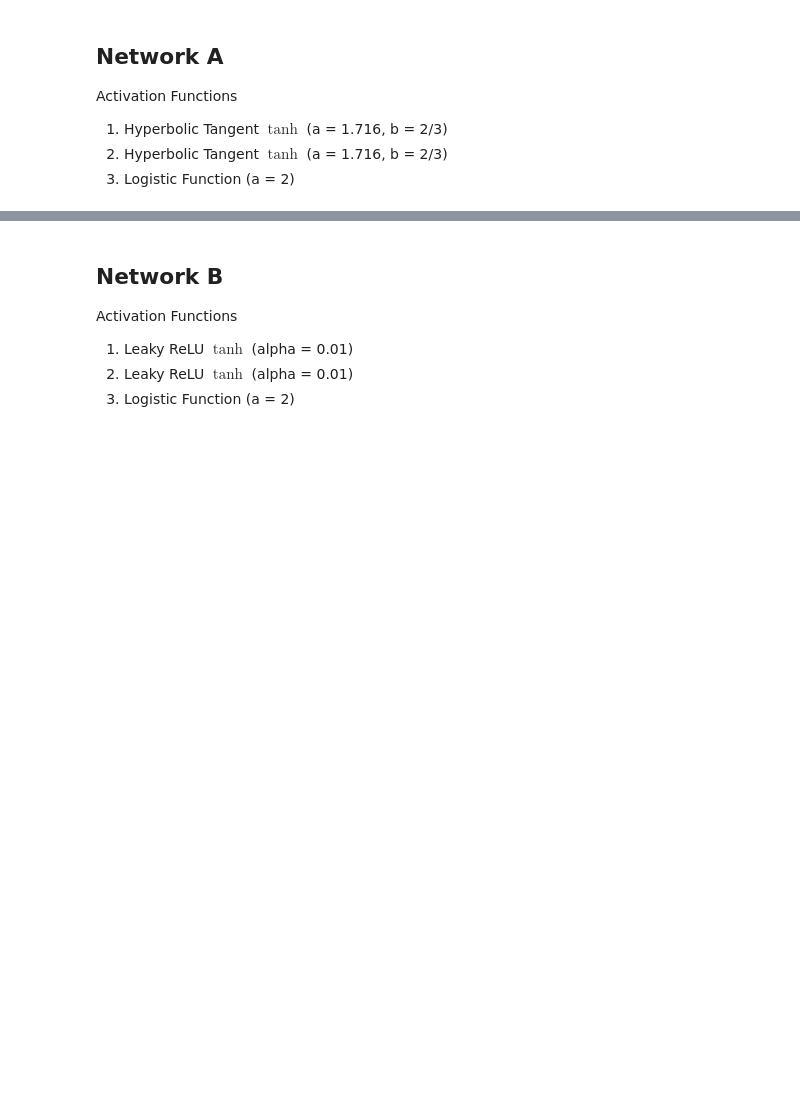
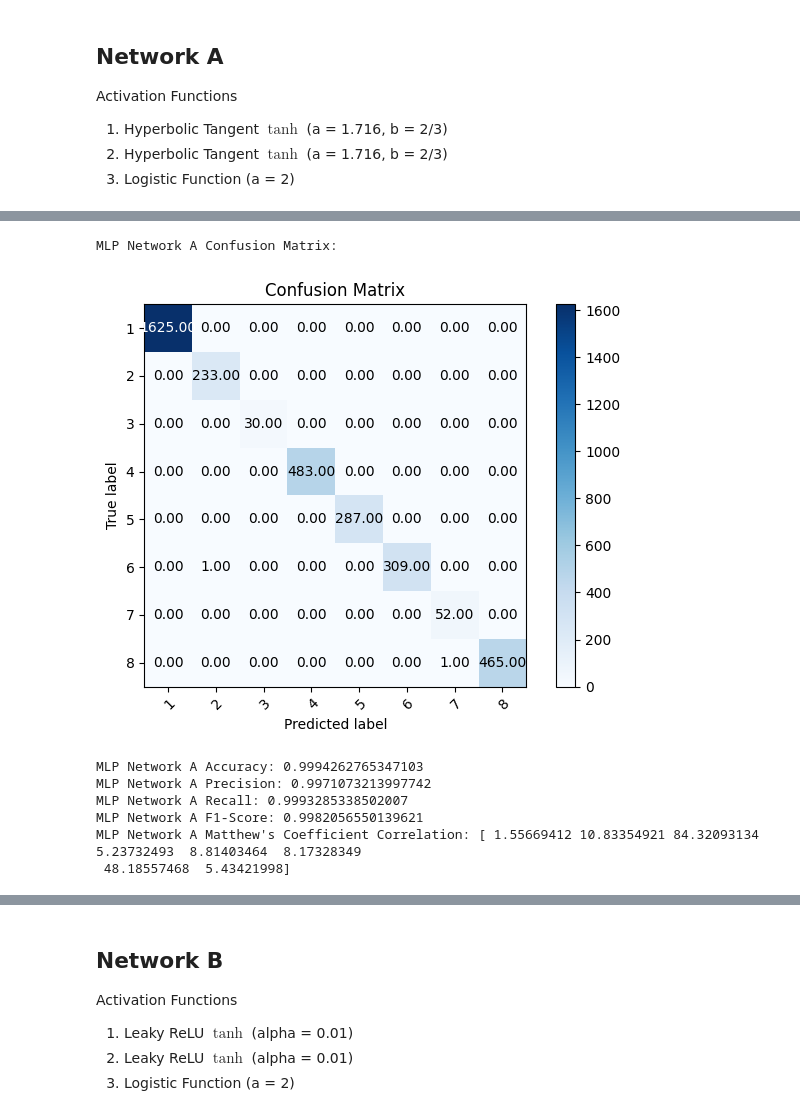
Before and after one commit to lendl-uy/ai201, a Jupyter notebook: programming_hw_3/ai201_pa3_uy.ipynb, the cells around one changed output, grey strips where cells are left out. Drawn from its saved outputs; the diff is of its cells as text; code cells hidden in the pictures; blank space fills up the shorter version.

Commit message:
Training results

```diff
--- a/programming_hw_3/ai201_pa3_uy.ipynb
+++ b/programming_hw_3/ai201_pa3_uy.ipynb
@@ -104,7 +104,7 @@ def train_val_split(X, Y, val_size, random_state=None):
 
 # Retrieve the training, validation, and test sets from the balanced dataset
 X_train, X_val, Y_train, Y_val = train_val_split(X_balanced, Y_balanced, val_size=800, random_state=0)
-X_test, Y_test = X_imbalanced, Y_imbalanced
+X_eval, Y_eval = X_imbalanced, Y_imbalanced
 
 print(X_balanced.shape)
 print(Y_balanced.shape)
@@ -394,7 +394,7 @@ class MultiLayerPerceptron:
         start_time = time.time()
 
         # Choose the correct iterator based on verbosity
-        epoch_iterator = tqdm(range(epochs), desc="Training Epochs") if self.verbosity > 0 else range(epochs)
+        epoch_iterator = tqdm(range(epochs), desc="Training Epochs") if self.verbosity == 1 else range(epochs)
 
         # Perform training for the specified number of epochs
         for epoch in epoch_iterator:
@@ -426,13 +426,15 @@ class MultiLayerPerceptron:
                 self.validation_errors.append(sum_squared_errors_val)
                 self.validation_misclassifications.append(misclassification)
 
-                tqdm.write(f"Epoch {epoch} | Validation Sum of Squared Errors: {sum_squared_errors_val} | Misclassifications: {misclassification}")
+                if self.verbosity == 1:
+                    tqdm.write(f"Epoch {epoch} | Validation Sum of Squared Errors: {sum_squared_errors_val} | Misclassifications: {misclassification}")
 
             if sum_squared_errors_val < lowest_val_error:
                 lowest_val_error = sum_squared_errors_val
                 self.best_weights = [np.copy(w) for w in self.weights]  # Deep copy of weights
 
         end_time = time.time()
+
         print(f"Model training took {end_time - start_time} seconds")
 # %% [markdown]
 ## Grid Search
@@ -516,3 +491,19 @@ Activation Functions
 1. Hyperbolic Tangent $\tanh$ (a = 1.716, b = 2/3)
 2. Hyperbolic Tangent $\tanh$ (a = 1.716, b = 2/3)
 3. Logistic Function (a = 2)
+# %%
+# Define the grid of hyperparameters
+param_grid = {
+    "learning_rate": [0.001, 0.01, 0.1],
+    "momentum": [0.9, 0.95, 0.99],
+    "hidden_sizes": [[10, 10], [50, 50], [100, 100]]
+}
+
+# Perform grid search to find the best set of hyperparameters
+best_params = grid_search_for_mlp(X_train, Y_train, X_val, Y_val,
+                                  [Tanh(), Tanh(), LogisticFunction()],
+                                  param_grid,
+                                  epochs=EPOCHS,
+                                  batch_size=32)
+
+print(f"best_params = {best_params}")
@@ -520,7 +543,7 @@ Activation Functions
 # Initialize the MLP with tanh as the squashing function
 # for the hidden layers, default parameters
 input_size, output_size = X_train.shape[1], Y_train.shape[1]
-hidden_layer_sizes = [100, 100]
+# hidden_layer_sizes = [100, 100]
 activation_functions = [Tanh(),
                         Tanh(),
                         LogisticFunction()
@@ -529,8 +552,9 @@ activation_functions = [Tanh(),
 
 # Train the MLP with the training and validation sets
 mlp_a = MultiLayerPerceptron(input_size=input_size,
-                             hidden_sizes=hidden_layer_sizes,
+                             hidden_sizes=best_params["hidden_sizes"],
                              output_size=output_size,
                              activation_functions=activation_functions,
-                             learning_rate=0.005)
+                             learning_rate=best_params["learning_rate"],
+                             momentum=best_params["momentum"])
 mlp_a.train(X_train, Y_train, X_val, Y_val, EPOCHS, 32)
@@ -539,20 +581,29 @@ mlp_a.train(X_train, Y_train, X_val, Y_val, EPOCHS, 32)
 mlp_a.save_best_weights(filename_network_weights)
 # %%
-Y_test_flattened = Y_test.flatten().astype(np.int64)
+Y_eval_flattened = Y_eval.flatten().astype(np.int64)
 mlp_a.load_weights(filename_network_weights)
-Y_pred_network_a = mlp_a.forward(X_test)
+Y_pred_network_a = mlp_a.forward(X_eval)
 Y_pred_labels = probabilities_to_class_labels(Y_pred_network_a)
 
-cm = confusion_matrix(Y_test_flattened, Y_pred_labels)
-accuracy, macro_precision, macro_recall, macro_f1_score, mcc = calculate_model_metrics(Y_test_flattened, Y_pred_labels)
+cm = confusion_matrix(Y_eval_flattened, Y_pred_labels)
+accuracy, macro_precision, macro_recall, macro_f1_score, mcc = calculate_model_metrics(Y_eval_flattened, Y_pred_labels)
 
 print(f"MLP Network A Confusion Matrix:")
-plot_confusion_matrix(Y_test_flattened, Y_pred_labels)
+plot_confusion_matrix(Y_eval_flattened, Y_pred_labels)
 print(f"\nMLP Network A Accuracy: {accuracy}")
 print(f"MLP Network A Precision: {macro_precision}")
 print(f"MLP Network A Recall: {macro_recall}")
 print(f"MLP Network A F1-Score: {macro_f1_score}")
 print(f"MLP Network A Matthew's Coefficient Correlation: {mcc}")
+# %% [output]
+MLP Network A Confusion Matrix:
+[figure, added]
+MLP Network A Accuracy: 0.9994262765347103
+MLP Network A Precision: 0.9971073213997742
+MLP Network A Recall: 0.9993285338502007
+MLP Network A F1-Score: 0.9982056550139621
+MLP Network A Matthew's Coefficient Correlation: [ 1.55669412 10.83354921 84.32093134  5.23732493  8.81403464  8.17328349
+ 48.18557468  5.43421998]
 # %%
 training_epochs = np.linspace(0, EPOCHS + 1, EPOCHS)
 validation_epochs = np.linspace(0, EPOCHS + 1, EPOCHS//5)
```
Also changed, not shown: parts of 15 cells of this notebook, 3 other files.
